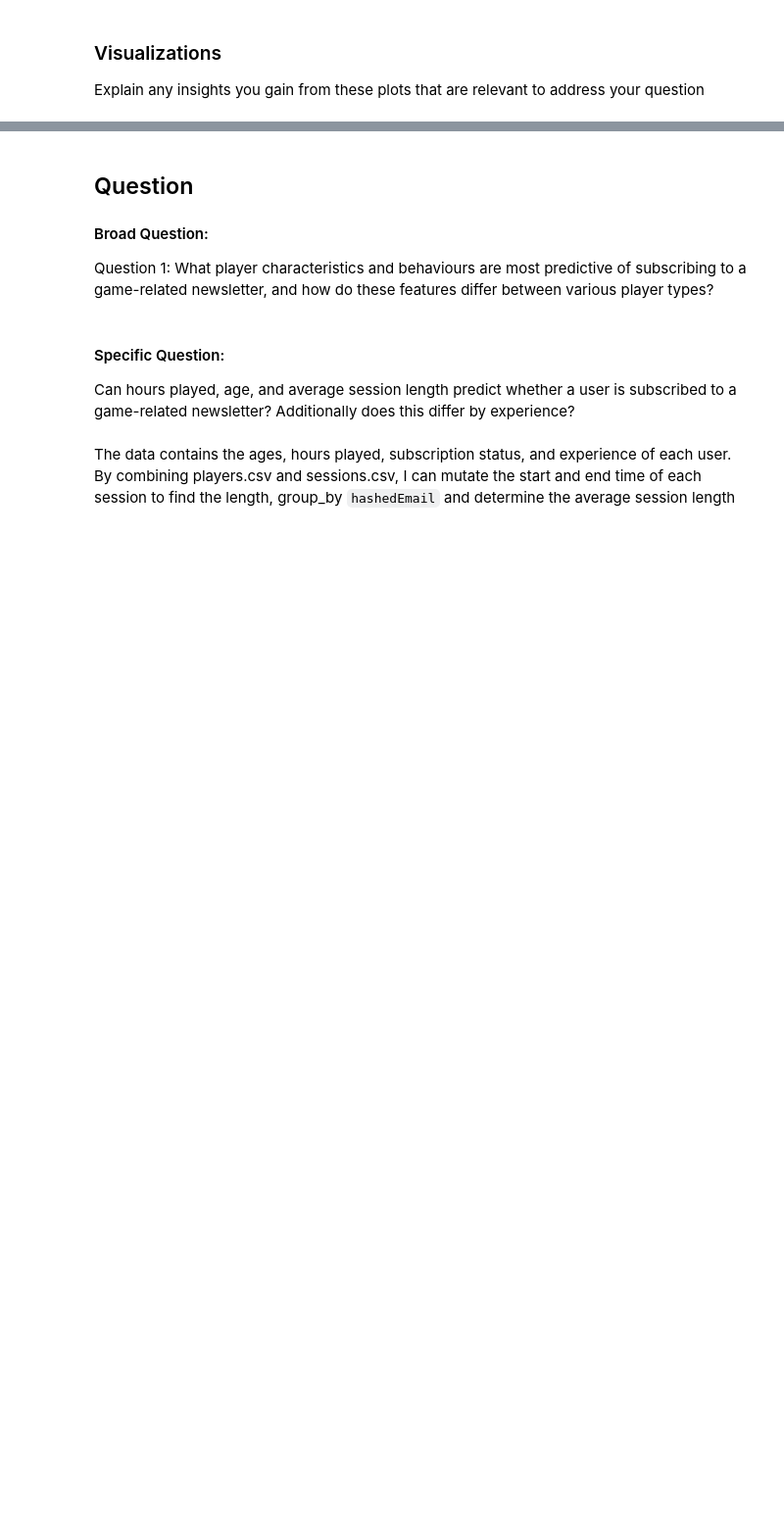
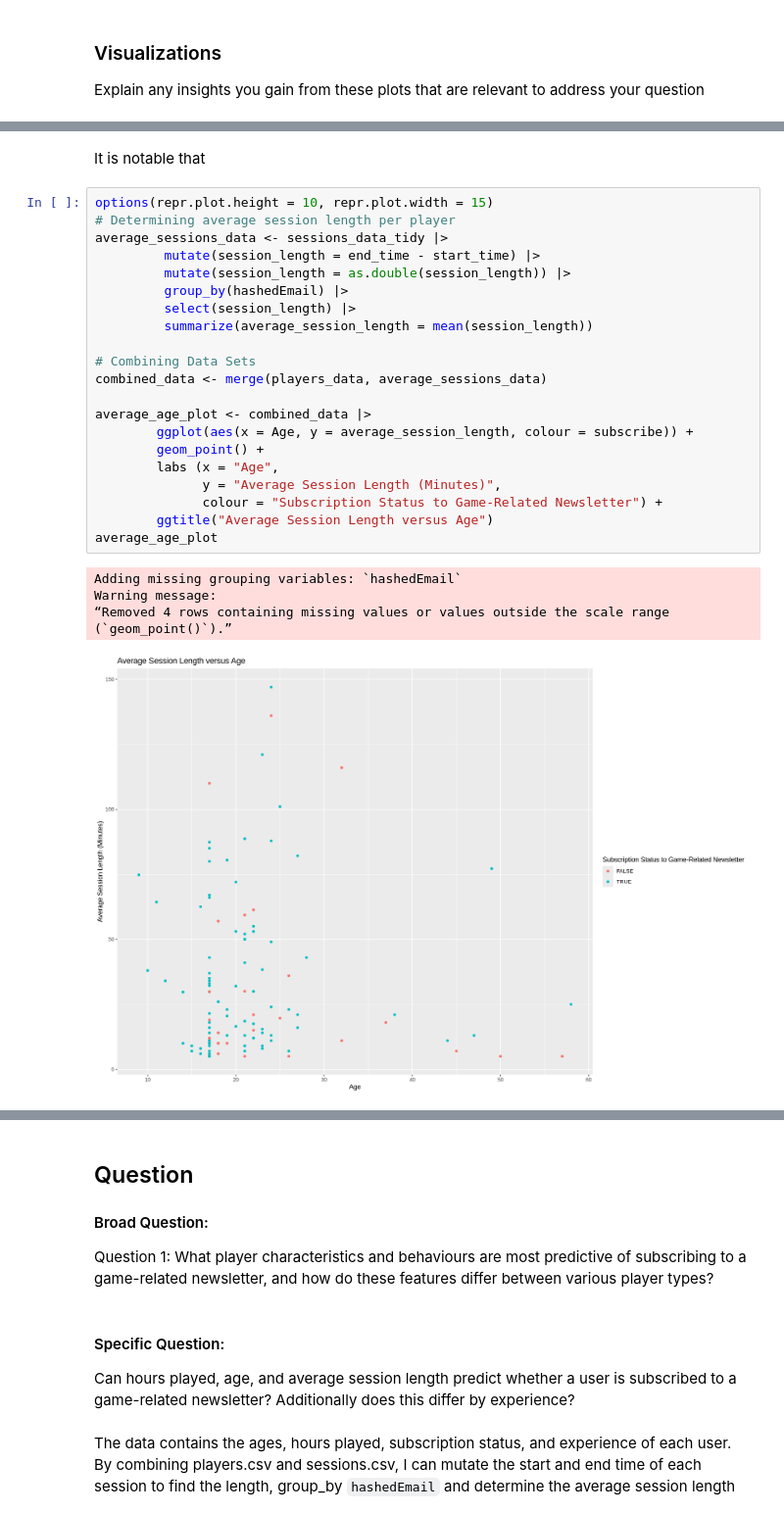
Before and after one commit to skylv777/Data_Science_Project, a Jupyter notebook: VideoGameProject.ipynb, the cells around one changed output, grey strips where cells are left out. Shown at 98% size. Saved outputs shown, nothing was run; the diff lists cells and outputs as text; blank space fills up the shorter version.

```diff
--- a/VideoGameProject.ipynb
+++ b/VideoGameProject.ipynb
@@ -256,3 +279,32 @@ Explain any insights you gain from these plots that are relevant to address your
+# %% [markdown]
+It is notable that
+# %%
+options(repr.plot.height = 10, repr.plot.width = 15)
+# Determining average session length per player
+average_sessions_data <- sessions_data_tidy |>
+         mutate(session_length = end_time - start_time) |>
+         mutate(session_length = as.double(session_length)) |>
+         group_by(hashedEmail) |>
+         select(session_length) |>
+         summarize(average_session_length = mean(session_length))
+
+# Combining Data Sets
+combined_data <- merge(players_data, average_sessions_data)
+
+average_age_plot <- combined_data |>
+        ggplot(aes(x = Age, y = average_session_length, colour = subscribe)) +
+        geom_point() +
+        labs (x = "Age",
+              y = "Average Session Length (Minutes)",
+              colour = "Subscription Status to Game-Related Newsletter") +
+        ggtitle("Average Session Length versus Age")
+average_age_plot
+# %% [output]
+Adding missing grouping variables: `hashedEmail`
+Warning message:
+“Removed 4 rows containing missing values or values outside the scale range
+(`geom_point()`).”
+[figure, added]
 # %%
 experience_bar <- players_data |>
         ggplot(aes(x = experience)) +
```
Also changed, not shown: parts of 8 cells of this notebook.
